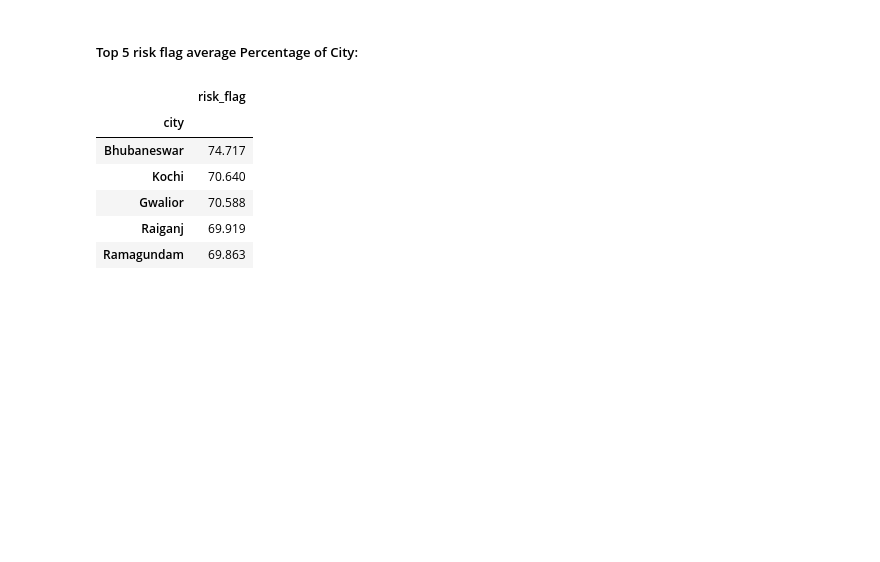
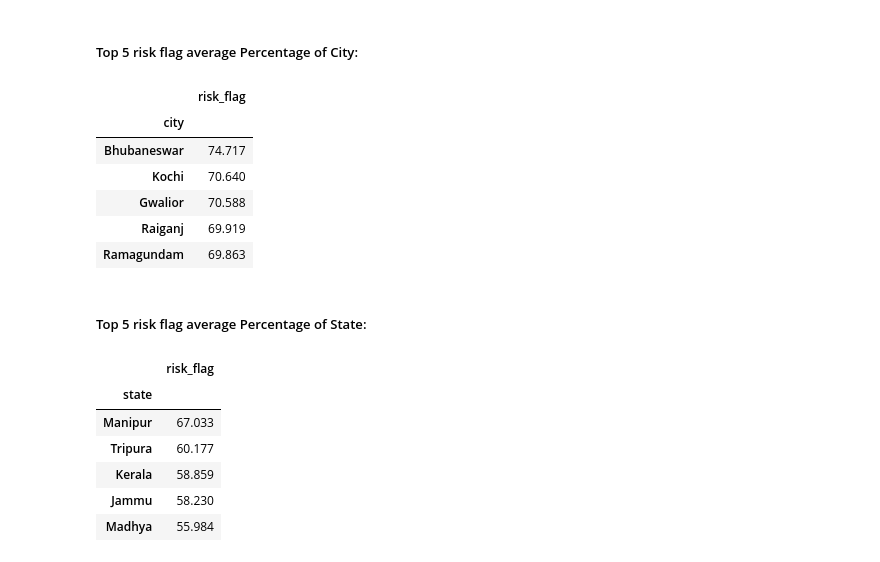
Before and after one commit to masete/Loan-Prediction-based-on-Customer-Behaviour, a Jupyter notebook: eda.ipynb, the cells around one changed output. Saved outputs shown, nothing was run; the diff lists cells and outputs as text; code cells hidden in the pictures; blank space fills up the shorter version.

Commit message:
top 5 riskiest states

```diff
--- a/eda.ipynb
+++ b/eda.ipynb
@@ -703,3 +703,15 @@ loan.groupby(["city"]).risk_flag.apply(lambda x: (x.sum() / x.size) * 100).sort_
 | Gwalior | 70.588 |
 | Raiganj | 69.919 |
 | Ramagundam | 69.863 |
+# %% [markdown]
+##### Top 5 risk flag average Percentage of State:
+# %%
+loan.groupby("state").risk_flag.apply(lambda x: (x.sum() / x.size) * 100).sort_values(ascending=False).to_frame()
+# %% [output]
+|  | risk_flag |
+| state |  |
+| Manipur | 67.033 |
+| Tripura | 60.177 |
+| Kerala | 58.859 |
+| Jammu | 58.230 |
+| Madhya | 55.984 |
```
